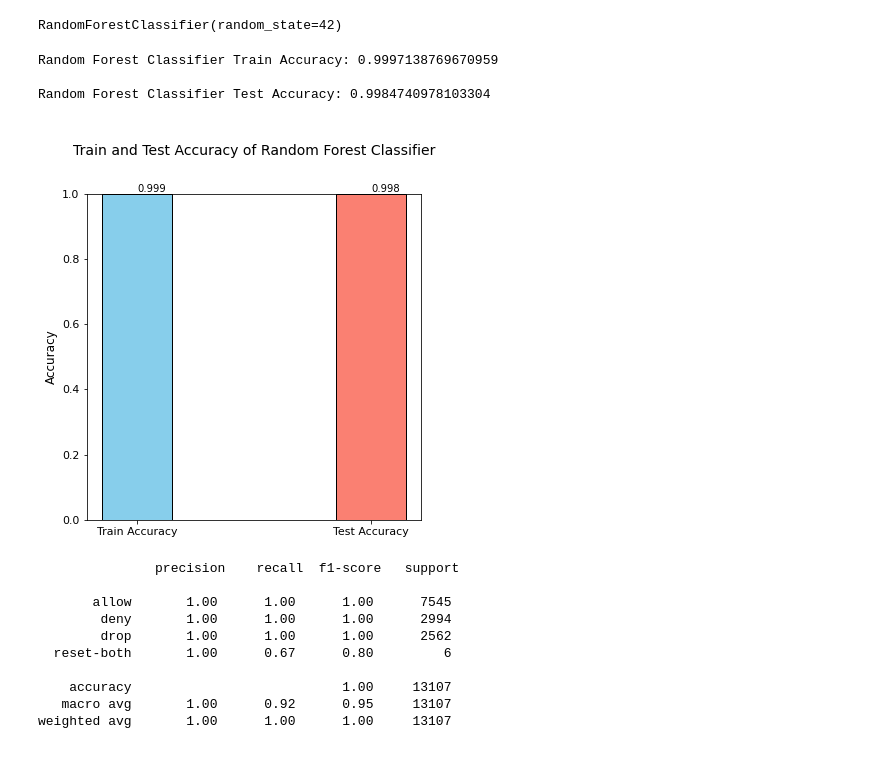
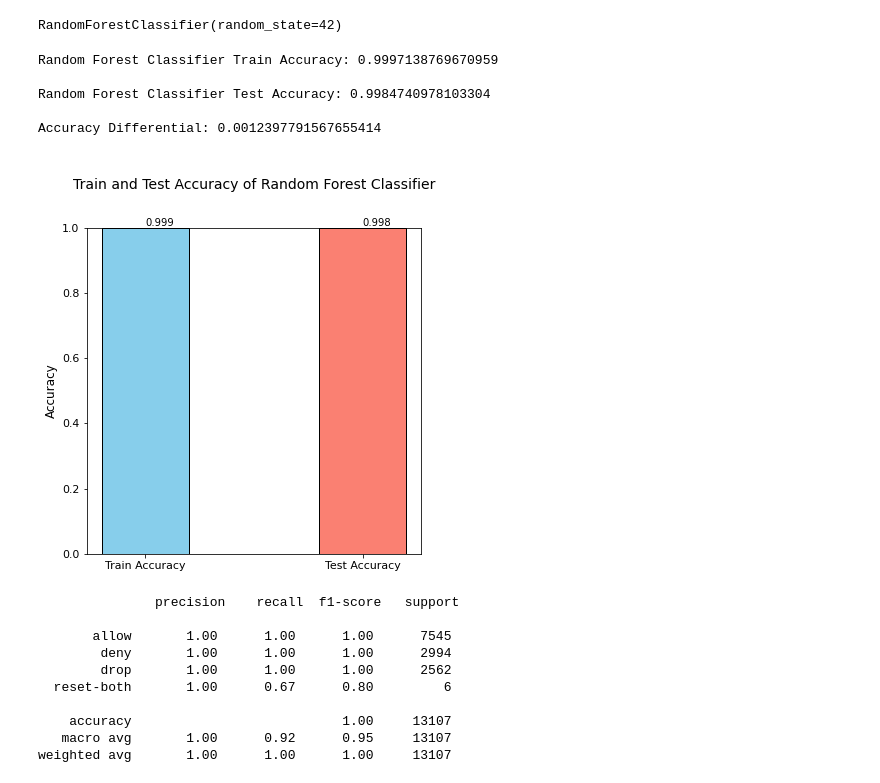
Before and after one commit to Awa25/ML_CA1, a Jupyter notebook: ChiaHuaLin_ML_CA1.ipynb, the cells around one changed output. Saved outputs shown, nothing was run; the diff lists cells and outputs as text; code cells hidden in the pictures.

```diff
--- a/ChiaHuaLin_ML_CA1.ipynb
+++ b/ChiaHuaLin_ML_CA1.ipynb
@@ -357,39 +363,42 @@ test_accuracy = accuracy_score(y_test, rf_pred_test)
 # %%
-# Print Random Forest Classifier Train Accuracy
+# Print Random Forest Classifier Train and Test Accuracy
 print("\nRandom Forest Classifier Train Accuracy:", train_accuracy, "\n")
-print("Random Forest Classifier Test Accuracy:", test_accuracy)
+print("Random Forest Classifier Test Accuracy:", test_accuracy,  "\n")
+print("Accuracy Differential:", accuracy_differential)
 # %% [output]
 Random Forest Classifier Train Accuracy: 0.9997138769670959
 
 Random Forest Classifier Test Accuracy: 0.9984740978103304
+
+Accuracy Differential: 0.0012397791567655414
 # %%
 # Visualize Train and Test Accuracy
 plt.figure(figsize = (6, 6))
 
 # Adjusting Histogram Width and Border Width
 bars = plt.bar(['Train Accuracy', 'Test Accuracy'],
                [train_accuracy, test_accuracy],
                color = ['skyblue', 'salmon'],
-               width = 0.3,
+               width = 0.4,
                edgecolor = 'black'
               )
 
 # Adding Numeric Labels
 for bar, acc in zip(bars, [train_accuracy, test_accuracy]):
     yval = bar.get_height()
     acc_str = str(acc)[:5]
     plt.text(bar.get_x() + bar.get_width()/2, yval, acc_str, va = 'bottom')
 
 
 # Show Historgram
 plt.title('\nTrain and Test Accuracy of Random Forest Classifier\n\n', fontsize = 14)
 plt.ylabel('Accuracy', fontsize = 12)
 plt.ylim(0, 1)
 plt.xticks(fontsize = 11)
 plt.yticks(fontsize = 11)
 plt.show()
 # %% [output]
-[figure, old version]
+[figure, new version]
 # %%
 # Display more other indicators of assessing
 #print("\n", classification_report(y_test, rf_pred_test))
```
Also changed, not shown: parts of 4 cells of this notebook.
